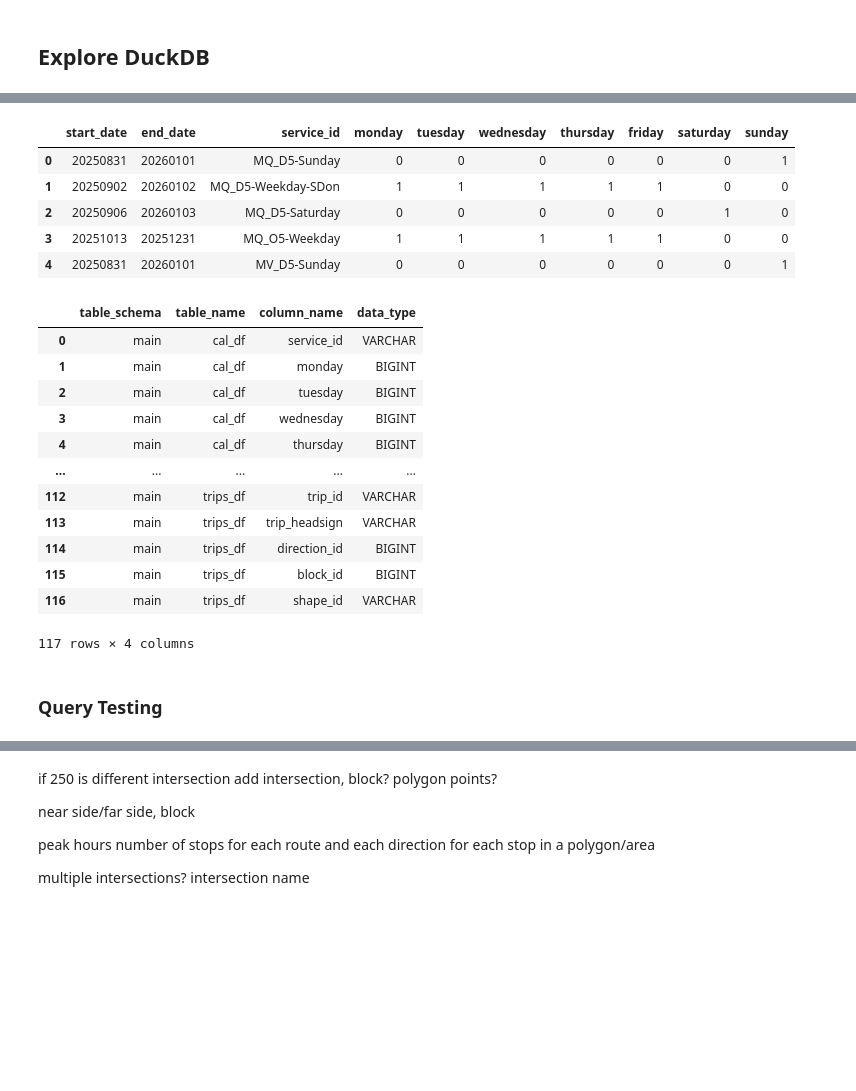
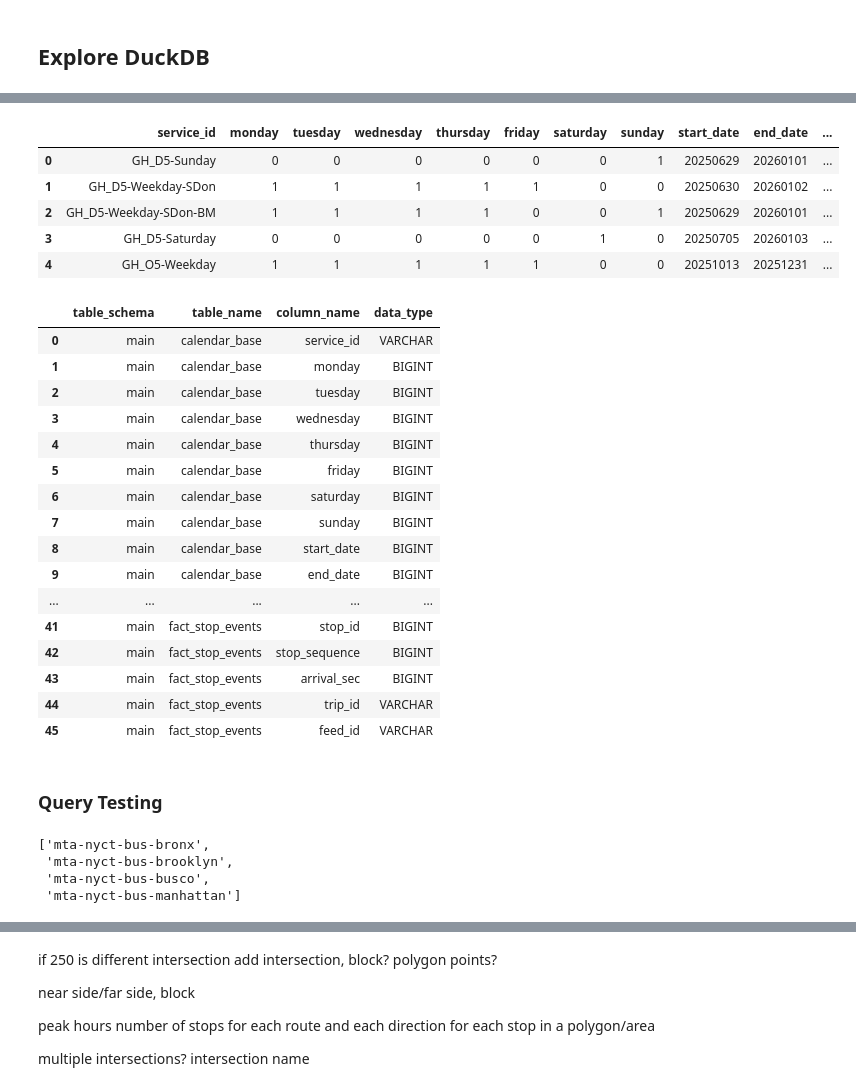
Before and after one commit to TYLin-CitySolutions/gtfs_bus, a Jupyter notebook: gtfs_buses.ipynb, the cells around one changed output, grey strips where cells are left out. Drawn from its saved outputs; the diff is of its cells as text; code cells hidden in the pictures; blank space fills up the shorter version.

Commit message:
convert to multiple gtfs feeds

```diff
--- a/gtfs_buses.ipynb
+++ b/gtfs_buses.ipynb
@@ -151,0 +150,11 @@ con.execute("INSTALL spatial; LOAD spatial;")
+# %%
+import os
+from pathlib import Path
+import duckdb
+import pandas as pd
+
+# 👉 point this to the folder that contains your per-table subfolders:
+# e.g. .../parquet/{dim_stops,dim_trips,dim_routes,calendar_base,fact_stop_events}
+PARQ_BASE = Path(r"parquet").as_posix()
+
+con = duckdb.connect()  # in-memory; we're just querying Parquet
@@ -188,14 +267,14 @@ con.execute("SELECT * FROM dim_routes LIMIT 5").fetchdf()
 | 3 | B13 | MTA NYCT | B13 | Spring Creek - Wyckoff Hospital | via Crescent St / Jamaica Av / Wy... | 3 | FAA61A | ... |
 | 4 | B14 | MTA NYCT | B14 | Spring Creek - Crown Heights | via Sutter Av / Pitkin Av | 3 | 00AEEF | ... |
 # %%
-con.execute("SELECT * FROM calendar LIMIT 5").fetchdf()
+con.execute("SELECT * FROM calendar_base LIMIT 5").fetchdf()
 # %% [output]
-|  | start_date | end_date | service_id | monday | tuesday | wednesday | thursday | friday | saturday | sunday |
-| 0 | 20250831 | 20260101 | MQ_D5-Sunday | 0 | 0 | 0 | 0 | 0 | 0 | 1 |
-| 1 | 20250902 | 20260102 | MQ_D5-Weekday-SDon | 1 | 1 | 1 | 1 | 1 | 0 | 0 |
-| 2 | 20250906 | 20260103 | MQ_D5-Saturday | 0 | 0 | 0 | 0 | 0 | 1 | 0 |
-| 3 | 20251013 | 20251231 | MQ_O5-Weekday | 1 | 1 | 1 | 1 | 1 | 0 | 0 |
-| 4 | 20250831 | 20260101 | MV_D5-Sunday | 0 | 0 | 0 | 0 | 0 | 0 | 1 |
+|  | service_id | monday | tuesday | wednesday | thursday | friday | saturday | sunday | start_date | end_date | ... |
+| 0 | GH_D5-Sunday | 0 | 0 | 0 | 0 | 0 | 0 | 1 | 20250629 | 20260101 | ... |
+| 1 | GH_D5-Weekday-SDon | 1 | 1 | 1 | 1 | 1 | 0 | 0 | 20250630 | 20260102 | ... |
+| 2 | GH_D5-Weekday-SDon-BM | 1 | 1 | 1 | 1 | 0 | 0 | 1 | 20250629 | 20260101 | ... |
+| 3 | GH_D5-Saturday | 0 | 0 | 0 | 0 | 0 | 1 | 0 | 20250705 | 20260103 | ... |
+| 4 | GH_O5-Weekday | 1 | 1 | 1 | 1 | 1 | 0 | 0 | 20251013 | 20251231 | ... |
 # %%
 # schema
 con.execute("DESCRIBE dim_stops").fetchdf()         # or:
@@ -209,17 +288,28 @@ ORDER BY table_name, ordinal_position
 """).fetchdf()
 # %% [output]
 |  | table_schema | table_name | column_name | data_type |
-| 0 | main | cal_df | service_id | VARCHAR |
-| 1 | main | cal_df | monday | BIGINT |
-| 2 | main | cal_df | tuesday | BIGINT |
-| 3 | main | cal_df | wednesday | BIGINT |
-| 4 | main | cal_df | thursday | BIGINT |
+| 0 | main | calendar_base | service_id | VARCHAR |
+| 1 | main | calendar_base | monday | BIGINT |
+| 2 | main | calendar_base | tuesday | BIGINT |
+| 3 | main | calendar_base | wednesday | BIGINT |
+| 4 | main | calendar_base | thursday | BIGINT |
+| 5 | main | calendar_base | friday | BIGINT |
+| 6 | main | calendar_base | saturday | BIGINT |
+| 7 | main | calendar_base | sunday | BIGINT |
+| 8 | main | calendar_base | start_date | BIGINT |
+| 9 | main | calendar_base | end_date | BIGINT |
 | ... | ... | ... | ... | ... |
-| 112 | main | trips_df | trip_id | VARCHAR |
-| 113 | main | trips_df | trip_headsign | VARCHAR |
-| 114 | main | trips_df | direction_id | BIGINT |
-| 115 | main | trips_df | block_id | BIGINT |
-| 116 | main | trips_df | shape_id | VARCHAR |
+| 41 | main | fact_stop_events | stop_id | BIGINT |
+| 42 | main | fact_stop_events | stop_sequence | BIGINT |
+| 43 | main | fact_stop_events | arrival_sec | BIGINT |
+| 44 | main | fact_stop_events | trip_id | VARCHAR |
+| 45 | main | fact_stop_events | feed_id | VARCHAR |
-117 rows × 4 columns
 # %% [markdown]
 ### Query Testing
+# %%
+feeds["feed_id"].tolist()[0:4]
+# %% [output]
+['mta-nyct-bus-bronx',
+ 'mta-nyct-bus-brooklyn',
+ 'mta-nyct-bus-busco',
+ 'mta-nyct-bus-manhattan']
```
Also changed, not shown: parts of 13 cells of this notebook, 7 other files.
